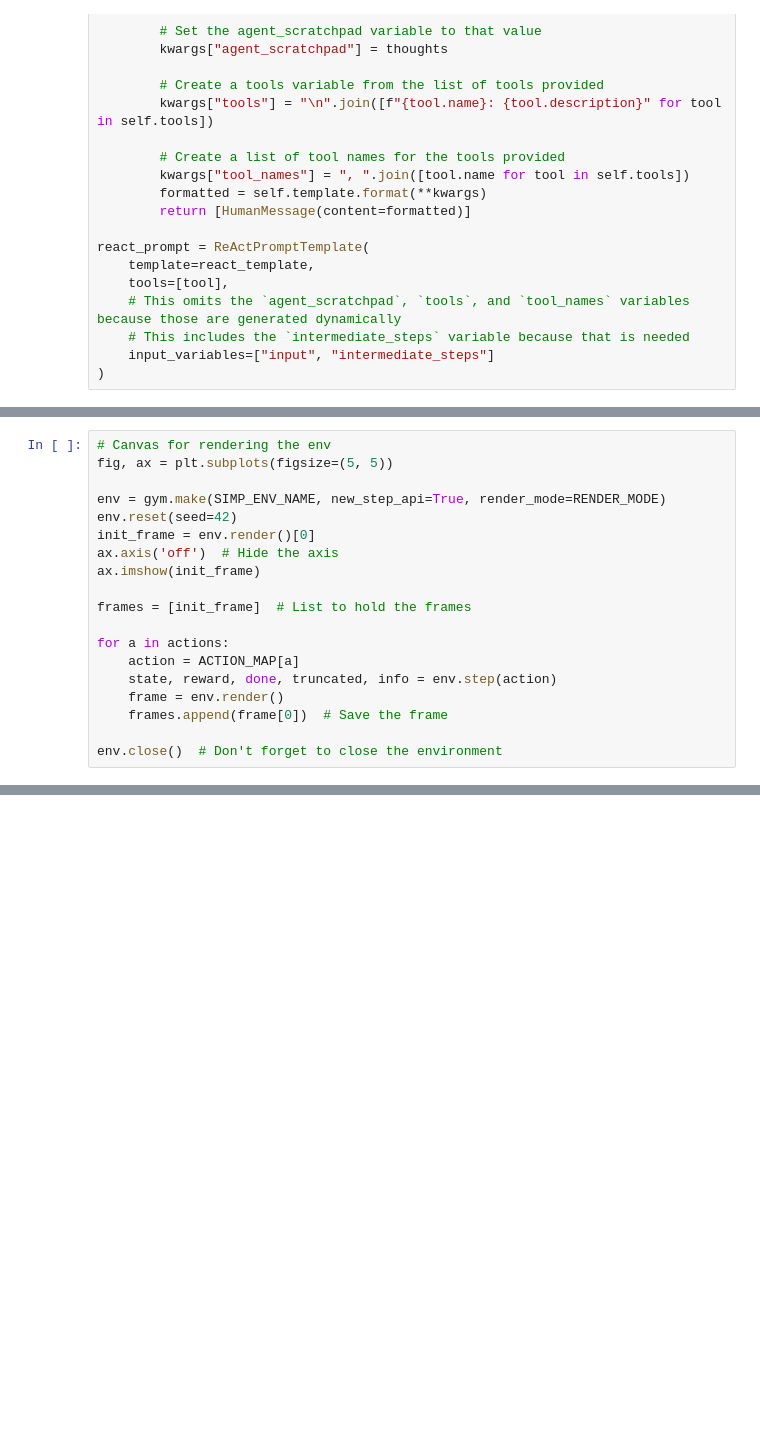
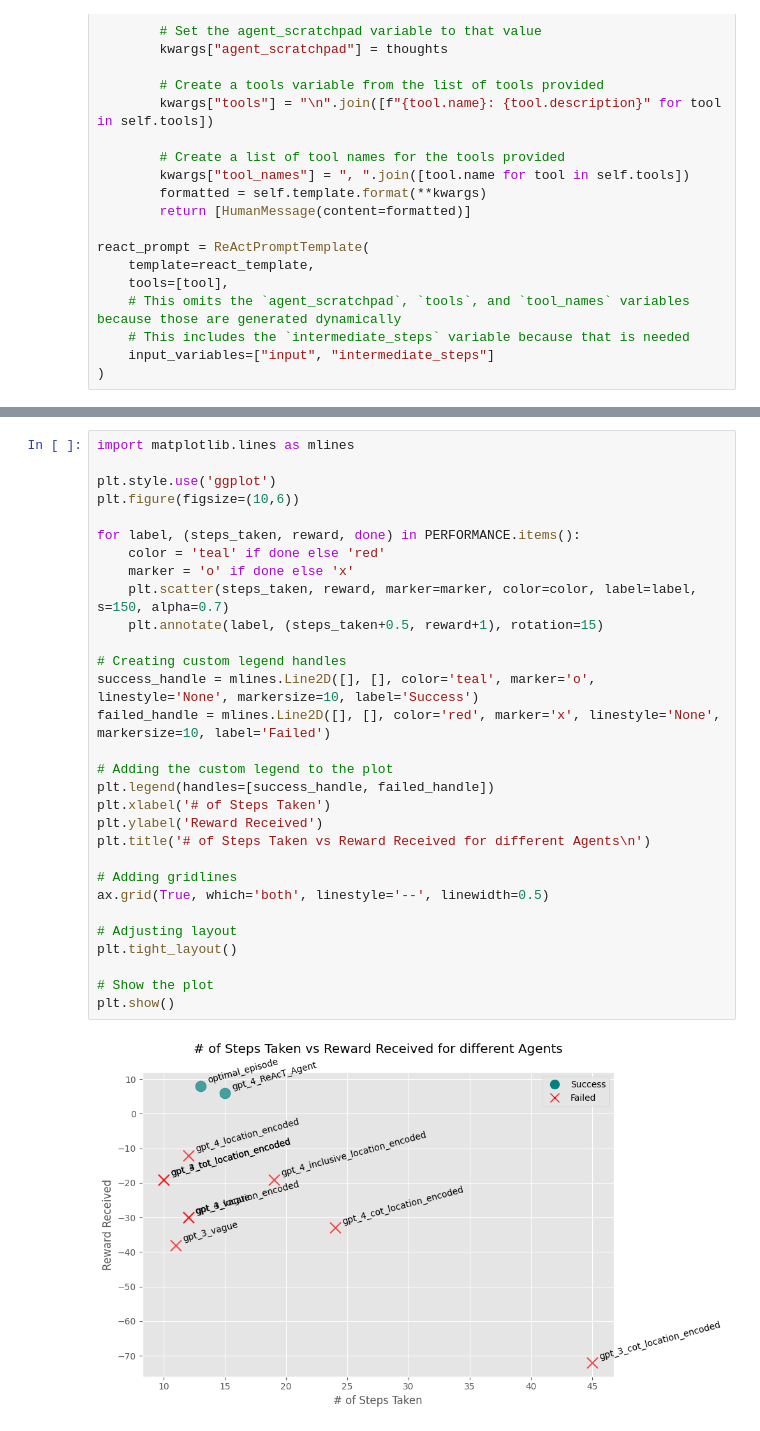
Before and after one commit to XO-Appleton/RL-LLM-Optimality-Research, a Jupyter notebook: notebooks/optimality_gap_LLM.ipynb, the cells around one changed output, grey strips where cells are left out. Saved outputs shown, nothing was run; the diff lists cells and outputs as text; blank space fills up the shorter version.

```diff
--- a/notebooks/optimality_gap_LLM.ipynb
+++ b/notebooks/optimality_gap_LLM.ipynb
@@ -794,19 +1200,0 @@ Final Answer: [North, North, North, Pickup, South, West, West, South, West, West
-# %%
-# Canvas for rendering the env
-fig, ax = plt.subplots(figsize=(5, 5))
-
-env = gym.make(SIMP_ENV_NAME, new_step_api=True, render_mode=RENDER_MODE)
-env.reset(seed=42)
-init_frame = env.render()[0]
-ax.axis('off')  # Hide the axis
-ax.imshow(init_frame)
-
-frames = [init_frame]  # List to hold the frames
-
-for a in actions:
-    action = ACTION_MAP[a]
-    state, reward, done, truncated, info = env.step(action)
-    frame = env.render()
-    frames.append(frame[0])  # Save the frame
-
-env.close()  # Don't forget to close the environment
@@ -818,0 +1218,32 @@ ani.save('GPT4_ReAct_episode.mp4', writer='ffmpeg', dpi=80)
+# %%
+import matplotlib.lines as mlines
+
+plt.style.use('ggplot')
+plt.figure(figsize=(10,6))
+
+for label, (steps_taken, reward, done) in PERFORMANCE.items():
+    color = 'teal' if done else 'red'
+    marker = 'o' if done else 'x'
+    plt.scatter(steps_taken, reward, marker=marker, color=color, label=label, s=150, alpha=0.7)
+    plt.annotate(label, (steps_taken+0.5, reward+1), rotation=15)
+
+# Creating custom legend handles
+success_handle = mlines.Line2D([], [], color='teal', marker='o', linestyle='None', markersize=10, label='Success')
+failed_handle = mlines.Line2D([], [], color='red', marker='x', linestyle='None', markersize=10, label='Failed')
+
+# Adding the custom legend to the plot
+plt.legend(handles=[success_handle, failed_handle])
+plt.xlabel('# of Steps Taken')
+plt.ylabel('Reward Received')
+plt.title('# of Steps Taken vs Reward Received for different Agents\n')
+
+# Adding gridlines
+ax.grid(True, which='both', linestyle='--', linewidth=0.5)
+
+# Adjusting layout
+plt.tight_layout()
+
+# Show the plot
+plt.show()
+# %% [output]
+[figure, added]
```
Also changed, not shown: parts of 117 cells of this notebook.
